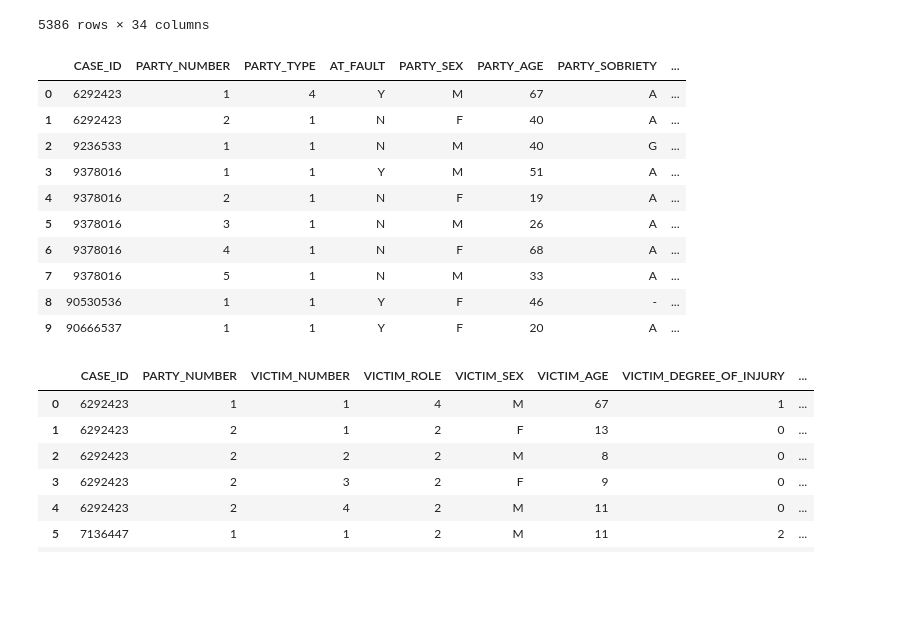
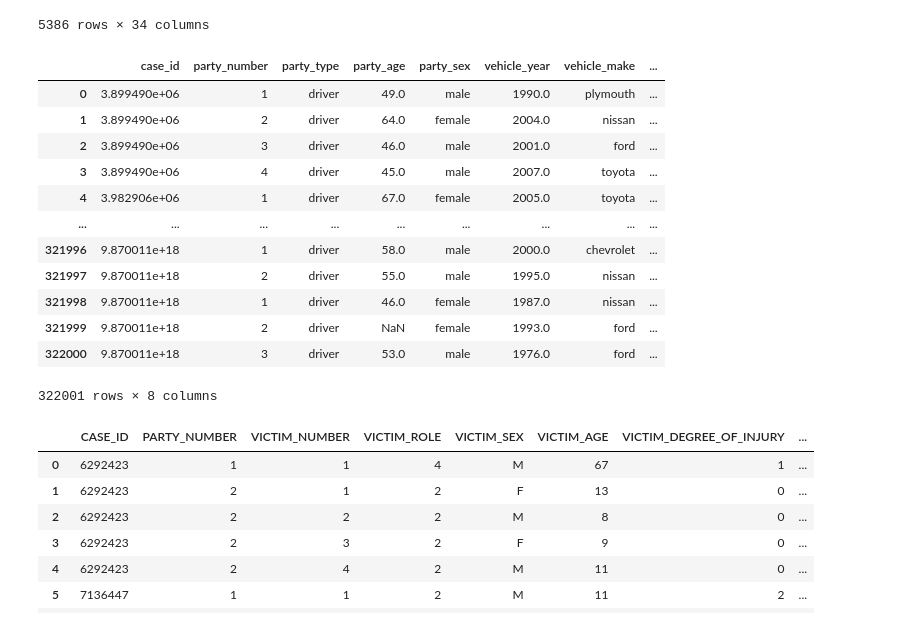
Before and after one commit to bencarneiro/ntsb, a Jupyter notebook: california/Untitled.ipynb, the cells around one changed output. Drawn from its saved outputs; the diff is of its cells as text; code cells hidden in the pictures; blank space fills up the shorter version.

Commit message:
add migration to account for extra long state_accident_id's and add a script to import the older california data from the trove published to kaggle

```diff
--- a/california/Untitled.ipynb
+++ b/california/Untitled.ipynb
@@ -2,3 +2,7 @@
 import pandas as pd
 import os
 pd.set_option('display.max_columns', None)
+# %%
+collisions = pd.read_csv("early_data/collisions.csv")
+parties = pd.read_csv("early_data/parties.csv")
+victims = pd.read_csv("early_data/victims.csv")
@@ -69,19 +106,21 @@ parties
 | 5385 | 9871287 | 2 | 1 | N | M | 78 | A | ... |
 5386 rows × 34 columns
 # %%
-parties.head(10)
+parties
 # %% [output]
-|  | CASE_ID | PARTY_NUMBER | PARTY_TYPE | AT_FAULT | PARTY_SEX | PARTY_AGE | PARTY_SOBRIETY | ... |
-| 0 | 6292423 | 1 | 4 | Y | M | 67 | A | ... |
-| 1 | 6292423 | 2 | 1 | N | F | 40 | A | ... |
-| 2 | 9236533 | 1 | 1 | N | M | 40 | G | ... |
-| 3 | 9378016 | 1 | 1 | Y | M | 51 | A | ... |
-| 4 | 9378016 | 2 | 1 | N | F | 19 | A | ... |
-| 5 | 9378016 | 3 | 1 | N | M | 26 | A | ... |
-| 6 | 9378016 | 4 | 1 | N | F | 68 | A | ... |
-| 7 | 9378016 | 5 | 1 | N | M | 33 | A | ... |
-| 8 | 90530536 | 1 | 1 | Y | F | 46 | - | ... |
-| 9 | 90666537 | 1 | 1 | Y | F | 20 | A | ... |
+|  | case_id | party_number | party_type | party_age | party_sex | vehicle_year | vehicle_make | ... |
+| 0 | 3.899490e+06 | 1 | driver | 49.0 | male | 1990.0 | plymouth | ... |
+| 1 | 3.899490e+06 | 2 | driver | 64.0 | female | 2004.0 | nissan | ... |
+| 2 | 3.899490e+06 | 3 | driver | 46.0 | male | 2001.0 | ford | ... |
+| 3 | 3.899490e+06 | 4 | driver | 45.0 | male | 2007.0 | toyota | ... |
+| 4 | 3.982906e+06 | 1 | driver | 67.0 | female | 2005.0 | toyota | ... |
+| ... | ... | ... | ... | ... | ... | ... | ... | ... |
+| 321996 | 9.870011e+18 | 1 | driver | 58.0 | male | 2000.0 | chevrolet | ... |
+| 321997 | 9.870011e+18 | 2 | driver | 55.0 | male | 1995.0 | nissan | ... |
+| 321998 | 9.870011e+18 | 1 | driver | 46.0 | female | 1987.0 | nissan | ... |
+| 321999 | 9.870011e+18 | 2 | driver | NaN | female | 1993.0 | ford | ... |
+| 322000 | 9.870011e+18 | 3 | driver | 53.0 | male | 1976.0 | ford | ... |
+322001 rows × 8 columns
 # %%
 victims.head(20)
 # %% [output]
```
Also changed, not shown: parts of 12 cells of this notebook, 4 other files.
